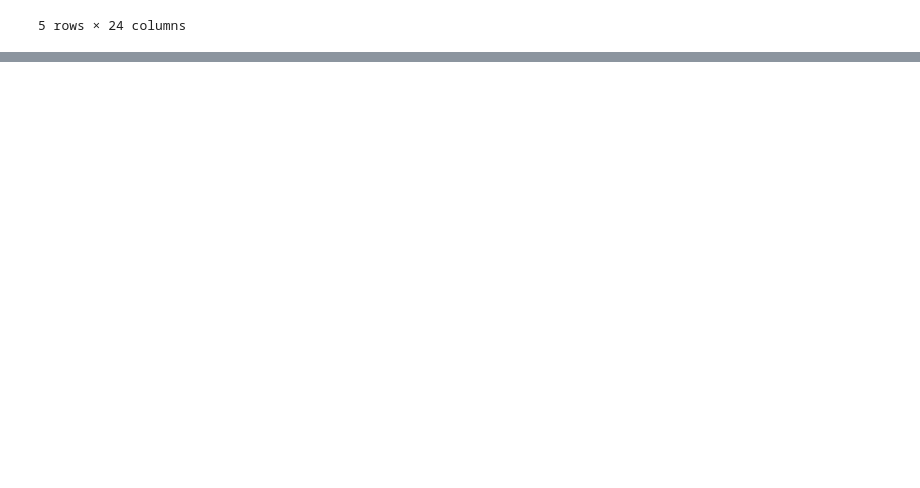
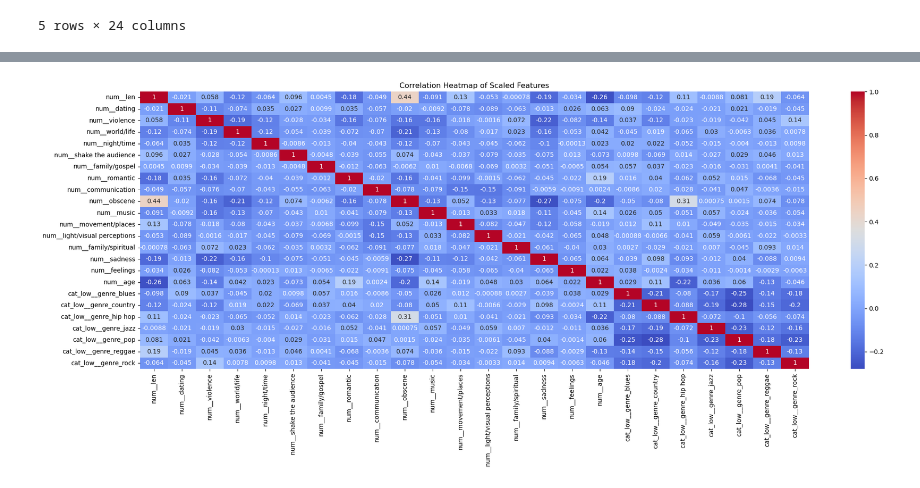
Before and after one commit to Seribii1o1/Music-Recommendation-Algorithm, a Jupyter notebook: code/transform.ipynb, the cells around one changed output, grey strips where cells are left out. Saved outputs shown, nothing was run; the diff lists cells and outputs as text; code cells hidden in the pictures; blank space fills up the shorter version.

```diff
--- a/code/transform.ipynb
+++ b/code/transform.ipynb
@@ -48,0 +157,8 @@ Index(['artist_name', 'genre', 'len', 'dating', 'violence', 'world/life',
+# %%
+# Removed topic columns to reduce multicollinearity
+drop_topic = ['cat_low__topic_feelings', 'cat_low__topic_music',
+       'cat_low__topic_night/time', 'cat_low__topic_obscene',
+       'cat_low__topic_romantic', 'cat_low__topic_sadness',
+       'cat_low__topic_violence', 'cat_low__topic_world/life']
+df_processed = df_processed.drop(columns=drop_topic)
+df_processed.head()
@@ -48,0 +173,7 @@ Index(['artist_name', 'genre', 'len', 'dating', 'violence', 'world/life',
+# %%
+plt.figure(figsize=(24, 8))
+sns.heatmap(df_processed.corr(), annot=True, cmap='coolwarm')
+plt.title('Correlation Heatmap of Scaled Features')
+plt.show()
+# %% [output]
+[figure, added]
```
Also changed, not shown: parts of 9 cells of this notebook, 1 other file.
